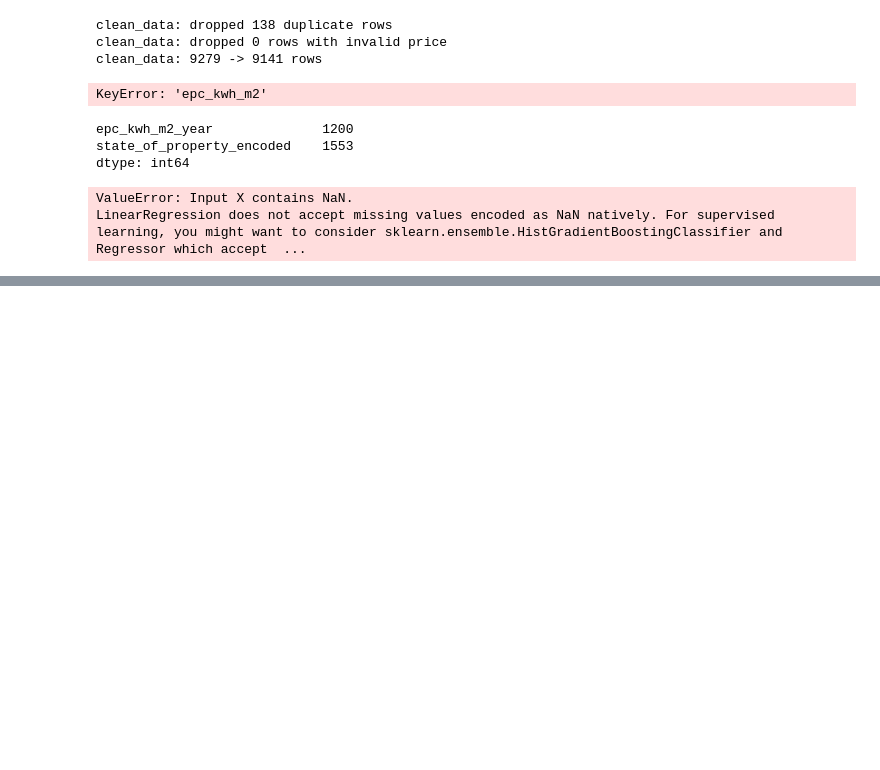
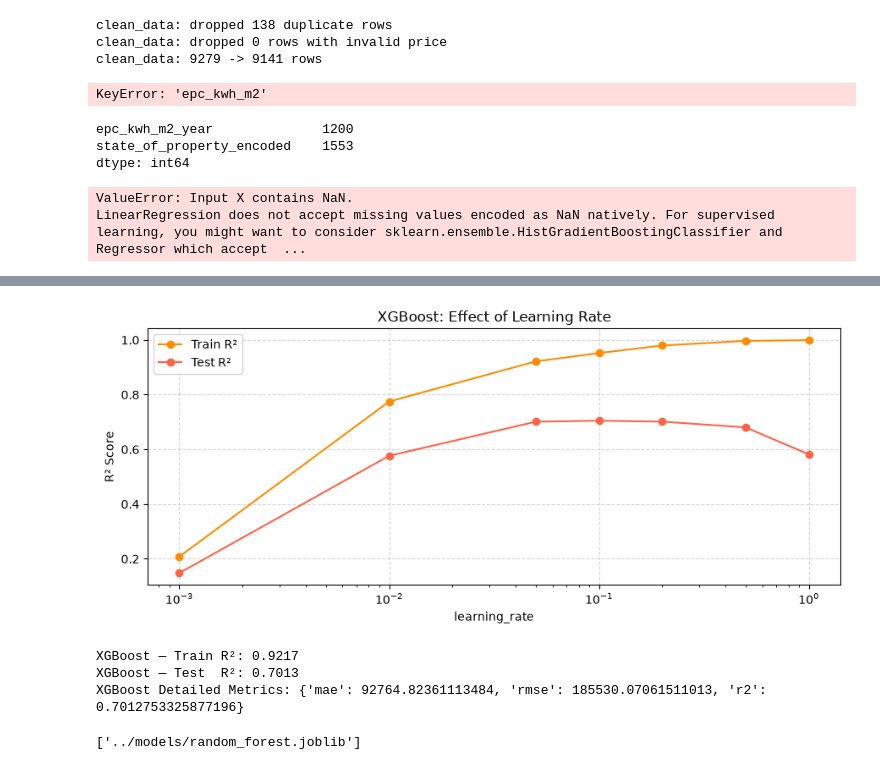
Before and after one commit to guigallent/immo-eliza-ml, a Jupyter notebook: dev/notebook.ipynb, the cells around one changed output, grey strips where cells are left out. Cells and saved outputs as stored; diff of their text form; code cells hidden in the pictures; blank space fills up the shorter version.

```diff
--- a/dev/notebook.ipynb
+++ b/dev/notebook.ipynb
@@ -639,0 +833,54 @@ evaluate_model(model, X_test_scaled, y_test)
+# %%
+from xgboost import XGBRegressor
+
+learning_rates = [0.001, 0.01, 0.05, 0.1, 0.2, 0.5, 1.0]
+xgb_train_scores, xgb_test_scores = [], []
+
+for lr in learning_rates:
+    model = XGBRegressor(n_estimators=200, learning_rate=lr, random_state=42, verbosity=0)
+    model.fit(X_train_scaled, y_train)
+    xgb_train_scores.append(model.score(X_train_scaled, y_train))
+    xgb_test_scores.append(model.score(X_test_scaled, y_test))
+
+plt.figure(figsize=(9, 4))
+plt.plot(learning_rates, xgb_train_scores, marker='o', label='Train R²', color='darkorange')
+plt.plot(learning_rates, xgb_test_scores,  marker='o', label='Test R²',  color='tomato')
+plt.xlabel('learning_rate')
+plt.ylabel('R² Score')
+plt.title('XGBoost: Effect of Learning Rate')
+plt.xscale('log')
+plt.legend()
+plt.grid(True, linestyle='--', alpha=0.5)
+plt.tight_layout()
+plt.show()
+# %% [output]
+[figure, added]
+# %%
+def xgboost_regression(X_train_scaled: np.ndarray, y_train: pd.Series, n_estimators: int = 100, max_depth: int = 6, learning_rate: float = 0.05):
+    """
+    Trains an XGBoost Regressor on the scaled training data.
+    """
+    model = XGBRegressor(
+        n_estimators=n_estimators,
+        max_depth=max_depth,
+        learning_rate=learning_rate,
+        random_state=RANDOM_STATE
+    )
+    model.fit(X_train_scaled, y_train)
+    return model
+
+xgboost = xgboost_regression(X_train_scaled, y_train, n_estimators=200, max_depth=6, learning_rate=0.05)
+print(f"XGBoost — Train R²: {xgboost.score(X_train_scaled, y_train):.4f}")
+print(f"XGBoost — Test  R²: {xgboost.score(X_test_scaled, y_test):.4f}")
+xgb_metrics = evaluate_model(xgboost, X_test_scaled, y_test)
+print("XGBoost Detailed Metrics:", xgb_metrics)
+# %% [output]
+XGBoost — Train R²: 0.9217
+XGBoost — Test  R²: 0.7013
+XGBoost Detailed Metrics: {'mae': 92764.82361113484, 'rmse': 185530.07061511013, 'r2': 0.7012753325877196}
+# %%
+import joblib
+
+joblib.dump(random_forest, "../models/random_forest.joblib")
+# %% [output]
+['../models/random_forest.joblib']
```
Also changed, not shown: parts of 6 cells of this notebook.
